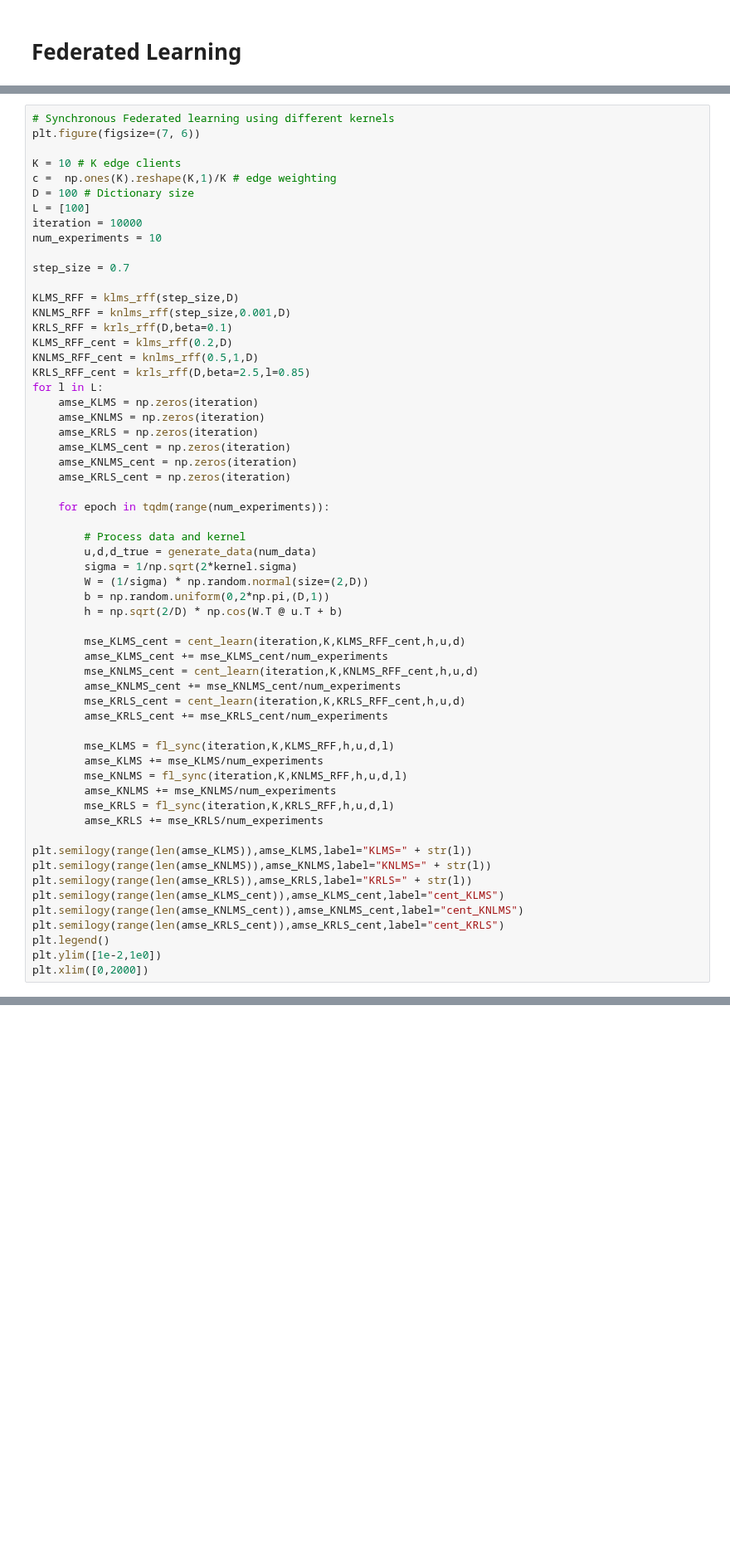
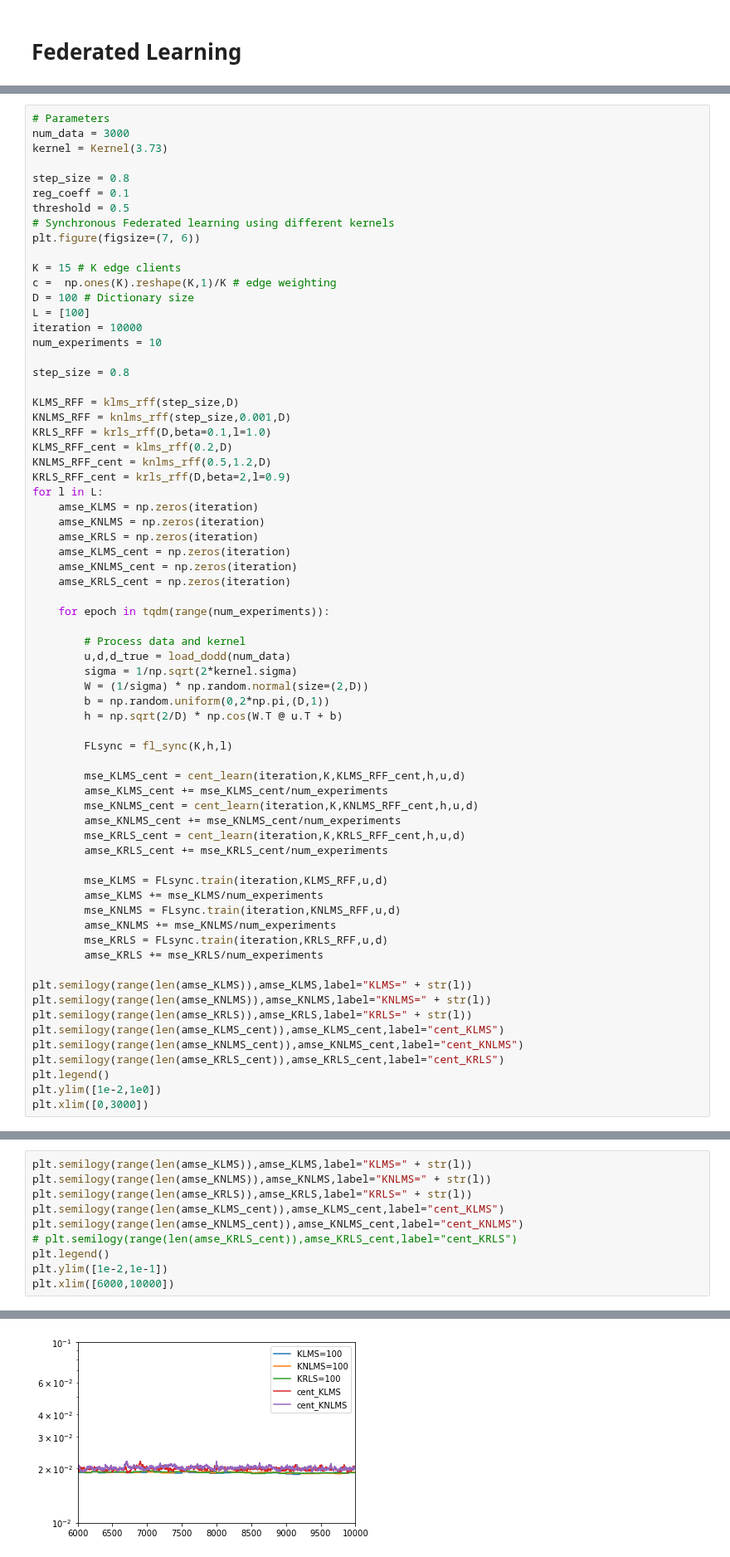
Before and after one commit to cjfelixx/machine-learning-graduate-research, a Jupyter notebook: FederatedLearing/federatedLearning.ipynb, the cells around one changed output, grey strips where cells are left out. Shown at 83% size. Drawn from its saved outputs; the diff is of its cells as text; blank space fills up the shorter version.

```diff
--- a/FederatedLearing/federatedLearning.ipynb
+++ b/FederatedLearing/federatedLearning.ipynb
@@ -136,22 +121,29 @@ plt.xlim([0,5000])
 # %%
+# Parameters
+num_data = 3000
+kernel = Kernel(3.73)
+
+step_size = 0.8
+reg_coeff = 0.1
+threshold = 0.5
 # Synchronous Federated learning using different kernels
 plt.figure(figsize=(7, 6))
 
-K = 10 # K edge clients
+K = 15 # K edge clients
 c =  np.ones(K).reshape(K,1)/K # edge weighting
 D = 100 # Dictionary size
 L = [100]
 iteration = 10000
 num_experiments = 10
 
-step_size = 0.7
+step_size = 0.8
 
 KLMS_RFF = klms_rff(step_size,D)
 KNLMS_RFF = knlms_rff(step_size,0.001,D)
-KRLS_RFF = krls_rff(D,beta=0.1)
+KRLS_RFF = krls_rff(D,beta=0.1,l=1.0)
 KLMS_RFF_cent = klms_rff(0.2,D)
-KNLMS_RFF_cent = knlms_rff(0.5,1,D)
-KRLS_RFF_cent = krls_rff(D,beta=2.5,l=0.85)
+KNLMS_RFF_cent = knlms_rff(0.5,1.2,D)
+KRLS_RFF_cent = krls_rff(D,beta=2,l=0.9)
 for l in L:
     amse_KLMS = np.zeros(iteration)
     amse_KNLMS = np.zeros(iteration)
@@ -163,11 +155,13 @@ for l in L:
     for epoch in tqdm(range(num_experiments)):
 
         # Process data and kernel
-        u,d,d_true = generate_data(num_data)
+        u,d,d_true = load_dodd(num_data)
         sigma = 1/np.sqrt(2*kernel.sigma)
         W = (1/sigma) * np.random.normal(size=(2,D))
         b = np.random.uniform(0,2*np.pi,(D,1))
         h = np.sqrt(2/D) * np.cos(W.T @ u.T + b)
+
+        FLsync = fl_sync(K,h,l)
 
         mse_KLMS_cent = cent_learn(iteration,K,KLMS_RFF_cent,h,u,d)
         amse_KLMS_cent += mse_KLMS_cent/num_experiments
@@ -176,11 +170,11 @@ for l in L:
         mse_KRLS_cent = cent_learn(iteration,K,KRLS_RFF_cent,h,u,d)
         amse_KRLS_cent += mse_KRLS_cent/num_experiments
 
-        mse_KLMS = fl_sync(iteration,K,KLMS_RFF,h,u,d,l)
+        mse_KLMS = FLsync.train(iteration,KLMS_RFF,u,d)
         amse_KLMS += mse_KLMS/num_experiments
-        mse_KNLMS = fl_sync(iteration,K,KNLMS_RFF,h,u,d,l)
+        mse_KNLMS = FLsync.train(iteration,KNLMS_RFF,u,d)
         amse_KNLMS += mse_KNLMS/num_experiments
-        mse_KRLS = fl_sync(iteration,K,KRLS_RFF,h,u,d,l)
+        mse_KRLS = FLsync.train(iteration,KRLS_RFF,u,d)
         amse_KRLS += mse_KRLS/num_experiments
 
 plt.semilogy(range(len(amse_KLMS)),amse_KLMS,label="KLMS=" + str(l))
@@ -191,5 +185,5 @@ plt.semilogy(range(len(amse_KNLMS_cent)),amse_KNLMS_cent,label="cent_KNLMS")
 plt.semilogy(range(len(amse_KRLS_cent)),amse_KRLS_cent,label="cent_KRLS")
 plt.legend()
 plt.ylim([1e-2,1e0])
-plt.xlim([0,2000])
+plt.xlim([0,3000])
 # %% [output]
@@ -197,0 +201,11 @@ plt.xlim([0,2000])
+# %%
+plt.semilogy(range(len(amse_KLMS)),amse_KLMS,label="KLMS=" + str(l))
+plt.semilogy(range(len(amse_KNLMS)),amse_KNLMS,label="KNLMS=" + str(l))
+plt.semilogy(range(len(amse_KRLS)),amse_KRLS,label="KRLS=" + str(l))
+plt.semilogy(range(len(amse_KLMS_cent)),amse_KLMS_cent,label="cent_KLMS")
+plt.semilogy(range(len(amse_KNLMS_cent)),amse_KNLMS_cent,label="cent_KNLMS")
+# plt.semilogy(range(len(amse_KRLS_cent)),amse_KRLS_cent,label="cent_KRLS")
+plt.legend()
+plt.ylim([1e-2,1e-1])
+plt.xlim([6000,10000])
+# %% [output]
@@ -198,3 +213,4 @@ plt.xlim([0,2000])
+[figure, added]
 # %%
 # Asynchronous Federated learning using different kernels
 plt.figure(figsize=(7, 6))
```
Also changed, not shown: parts of 10 cells of this notebook, 20 other files.
